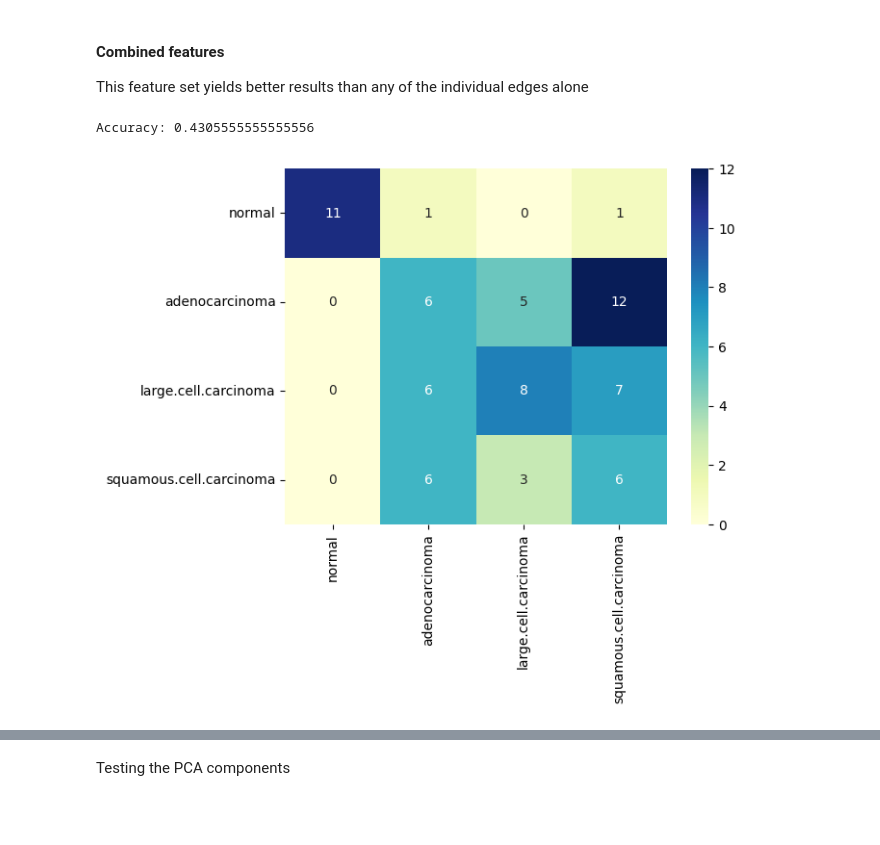
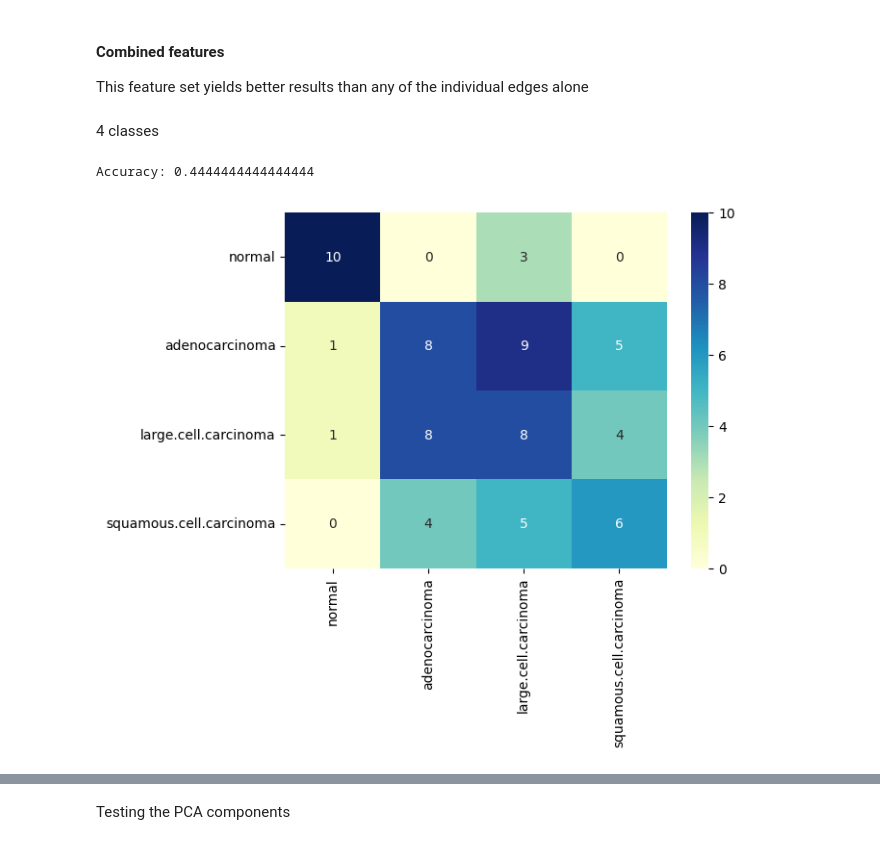
Before and after one commit to zacharyzimm/mids-281-final-project, a Jupyter notebook: DecisionTree.ipynb, the cells around one changed output, grey strips where cells are left out. Cells and saved outputs as stored; diff of their text form; code cells hidden in the pictures; blank space fills up the shorter version.

Commit message:
add hounsfield unit scale and filter

```diff
--- a/DecisionTree.ipynb
+++ b/DecisionTree.ipynb
@@ -17,6 +17,7 @@ train_imgs, train_sobel_edges, train_labels = extract_features(train_path, detec
 _, train_hounsfield_edges, _ = extract_features(train_path, apply_hounsfield_units)
 _, train_threshold_edges, _ = extract_features(train_path, threshold_image)
 _, train_canny_edges, _ = extract_features(train_path, detect_canny_edges)
+_, train_soft_tissue, _ = extract_features(train_path, get_soft_tissue)
 # %%
 valid_path = f"{data_dir}/valid"
 
@@ -24,6 +25,7 @@ valid_imgs, valid_sobel_edges, valid_labels = extract_features(valid_path, detec
 _, valid_hounsfield_edges, _ = extract_features(valid_path, apply_hounsfield_units)
 _, valid_threshold_edges, _ = extract_features(valid_path, threshold_image)
 _, valid_canny_edges, _ = extract_features(valid_path, detect_canny_edges)
+_, valid_soft_tissue, _ = extract_features(valid_path, get_soft_tissue)
 # %%
 # dimensionality reduction
 
@@ -102,12 +115,14 @@ Accuracy: 0.4722222222222222
 # %% [markdown]
 #### **Combined features**
 This feature set yields better results than any of the individual edges alone
+# %% [markdown]
+4 classes
 # %%
-X_train = [np.array([w, x, y, z]).flatten() for w, x, y, z in zip(train_sobel_edges, train_hounsfield_edges, train_threshold_edges, train_canny_edges)]
-X_val = [np.array([w, x, y, z]).flatten() for w, x, y, z in zip(valid_sobel_edges, valid_hounsfield_edges, valid_threshold_edges, valid_canny_edges)]
+X_train = [np.array([w, x, y, z]).flatten() for w, x, y, z in zip(train_sobel_edges, train_soft_tissue, train_threshold_edges, train_canny_edges)]
+X_val = [np.array([w, x, y, z]).flatten() for w, x, y, z in zip(valid_sobel_edges, valid_soft_tissue, valid_threshold_edges, valid_canny_edges)]
 combined_preds = classify_decision_tree(X_train, train_labels, X_val, valid_labels)
 
 plot_confusion_matrix(valid_labels, combined_preds)
 # %% [output]
-Accuracy: 0.4305555555555556
+Accuracy: 0.4444444444444444
-[figure, old version]
+[figure, new version]
```
Also changed, not shown: parts of 4 cells of this notebook, 2 other files.
